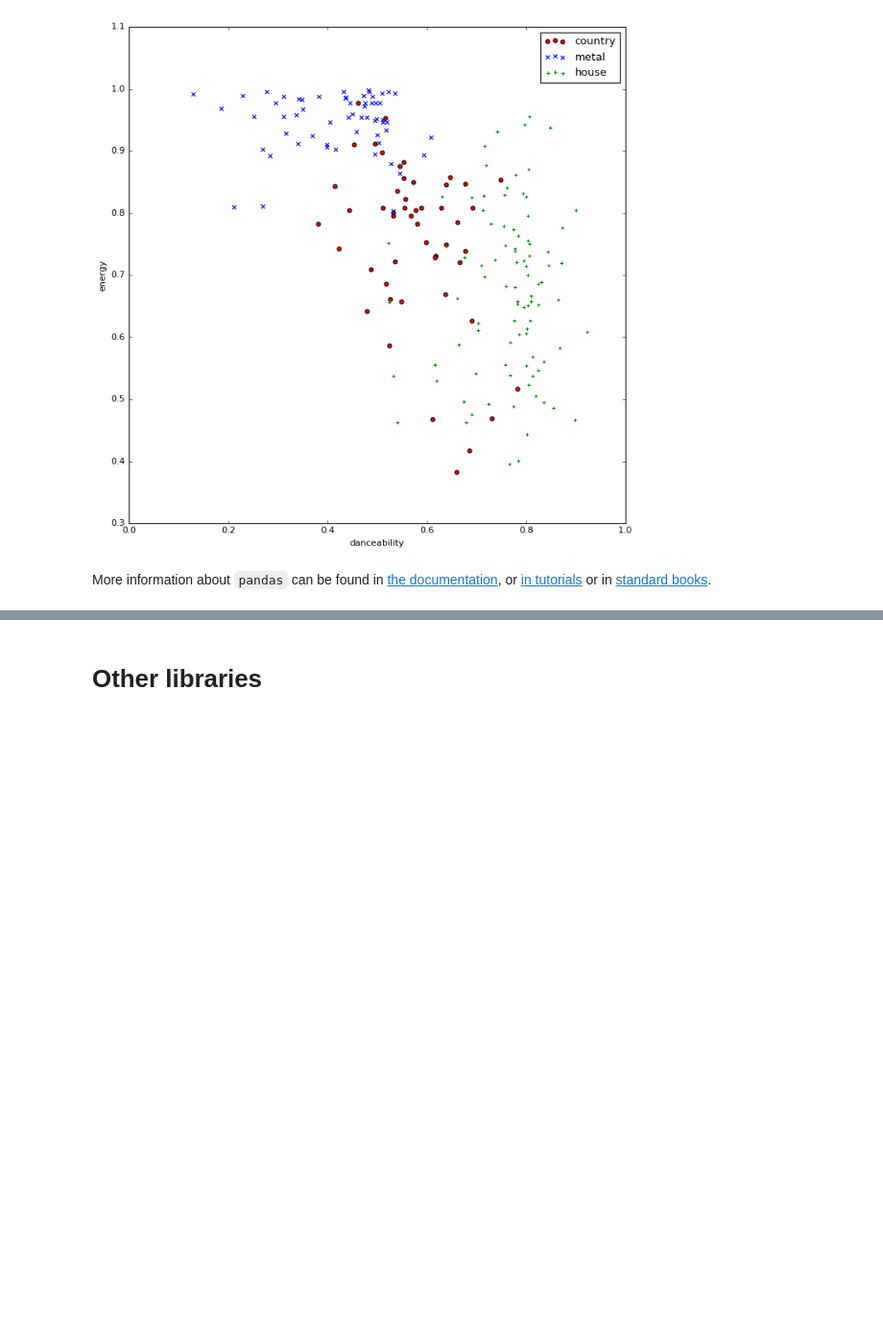
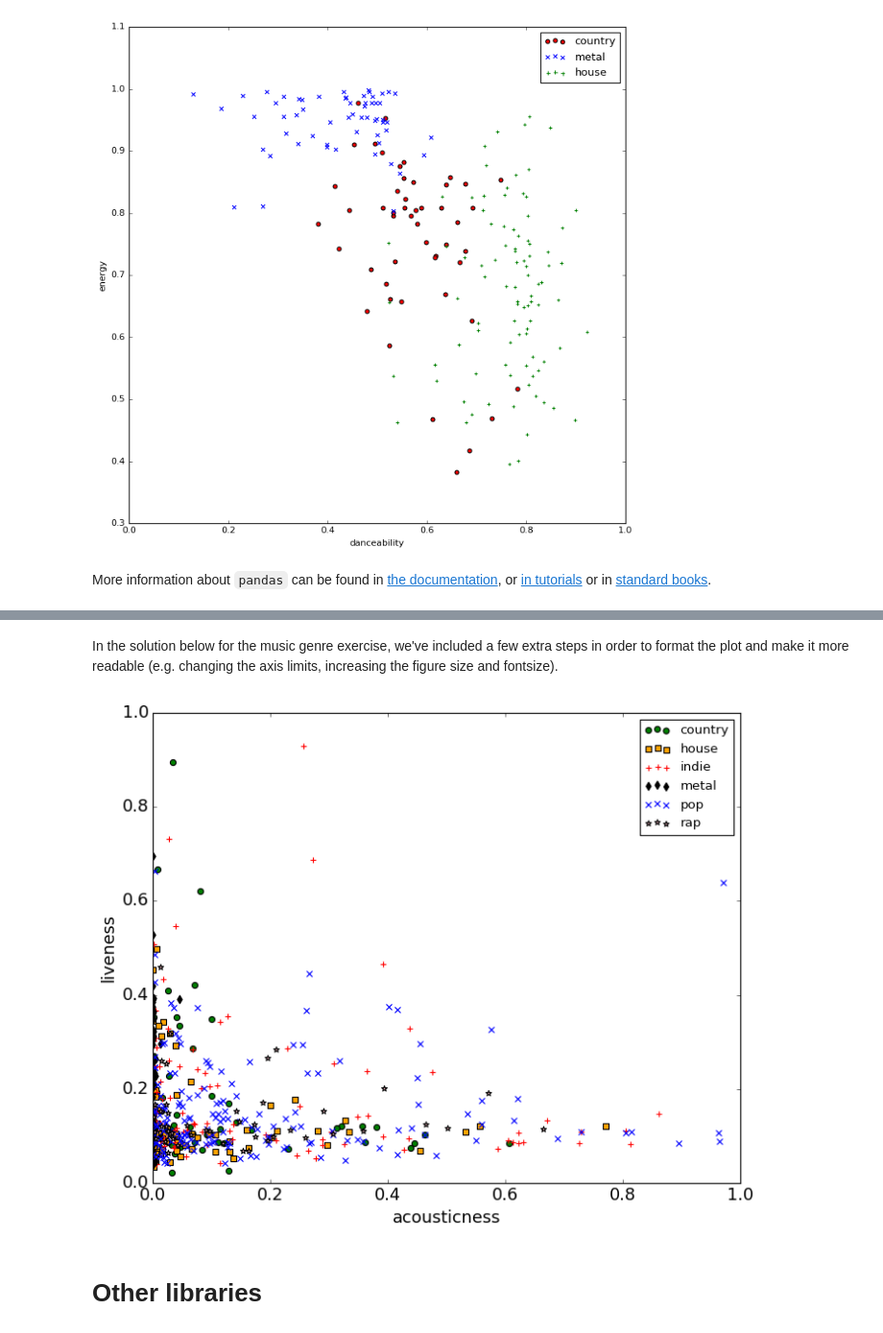
Before and after one commit to IanHawke/msc-or-python, a Jupyter notebook: 03-plotting-data.ipynb, the cells around one changed output, grey strips where cells are left out. Shown at 96% size. Cells and saved outputs as stored; diff of their text form; code cells hidden in the pictures; blank space fills up the shorter version.

Commit message:
Added more exercises and solutions

```diff
--- a/03-plotting-data.ipynb
+++ b/03-plotting-data.ipynb
@@ -338,3 +355,32 @@ More information about `pandas` can be found in [the documentation](http://panda
+# %% [markdown]
+In the solution below for the music genre exercise, we've included a few extra steps in order to format the plot and make it more readable (e.g. changing the axis limits, increasing the figure size and fontsize).
+# %%
+# create a new axis
+fig, axis = pyplot.subplots()
+
+# create a dictionary of colours
+colours = {'indie': 'red', 'pop': 'blue',
+           'country': 'green', 'metal': 'black',
+           'house': 'orange', 'rap': 'pink'}
+# create a dictionary of markers
+markers = {'indie': '+', 'pop': 'x',
+           'country': 'o', 'metal': 'd',
+           'house': 's', 'rap': '*'}
+
+for name, df in data.groupby('genre'):
+    df.plot.scatter('acousticness', 'liveness', label=name, s=30, color=colours[name], marker=markers[name],
+                    ax=axis, figsize=(10,8), fontsize=16)
+
+# set limits of x and y axes so that they are between 0 and 1
+axis.set_xlim([0,1.0])
+axis.set_ylim([0,1.0])
+
+# set the font size of the axis labels
+axis.xaxis.label.set_fontsize(16)
+axis.yaxis.label.set_fontsize(16)
+pyplot.show()
+# %% [output]
+[figure, added]
 # %% [markdown]
 # Other libraries
 # %% [markdown]
```
Also changed, not shown: parts of 4 cells of this notebook, 1 other file.
